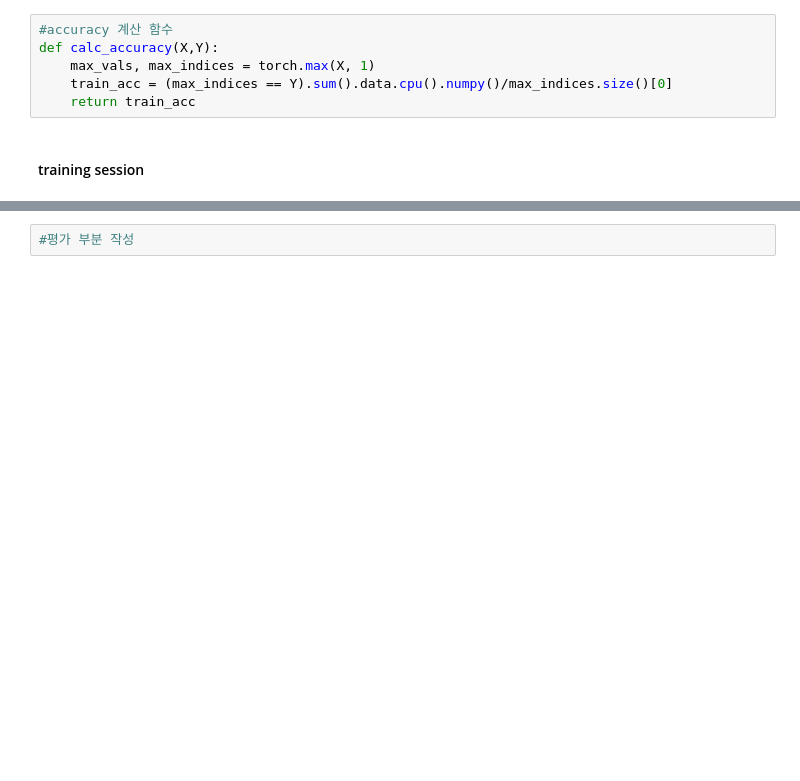
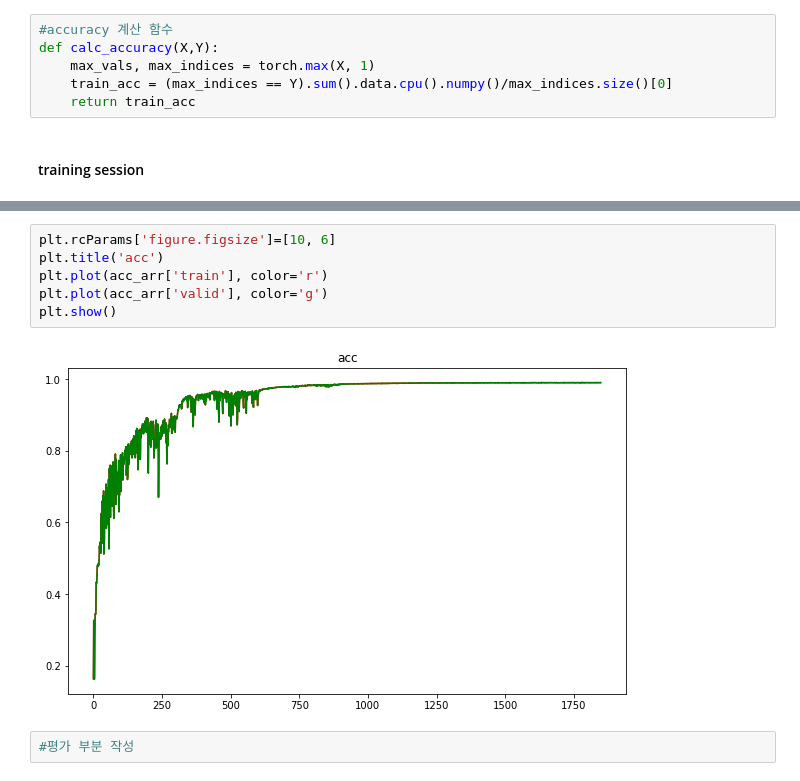
Before and after one commit to kmouleejunhyuk/windturbine, a Jupyter notebook: windturbine.ipynb, the cells around one changed output, grey strips where cells are left out. Cells and saved outputs as stored; diff of their text form; blank space fills up the shorter version.

```diff
--- a/windturbine.ipynb
+++ b/windturbine.ipynb
@@ -427,2 +471,10 @@ Tue Feb 23 13:44:47 2021
+# %%
+plt.rcParams['figure.figsize']=[10, 6]
+plt.title('acc')
+plt.plot(acc_arr['train'], color='r')
+plt.plot(acc_arr['valid'], color='g')
+plt.show()
+# %% [output]
+[figure, added]
 # %%
 #평가 부분 작성
```
Also changed, not shown: parts of 12 cells of this notebook.
